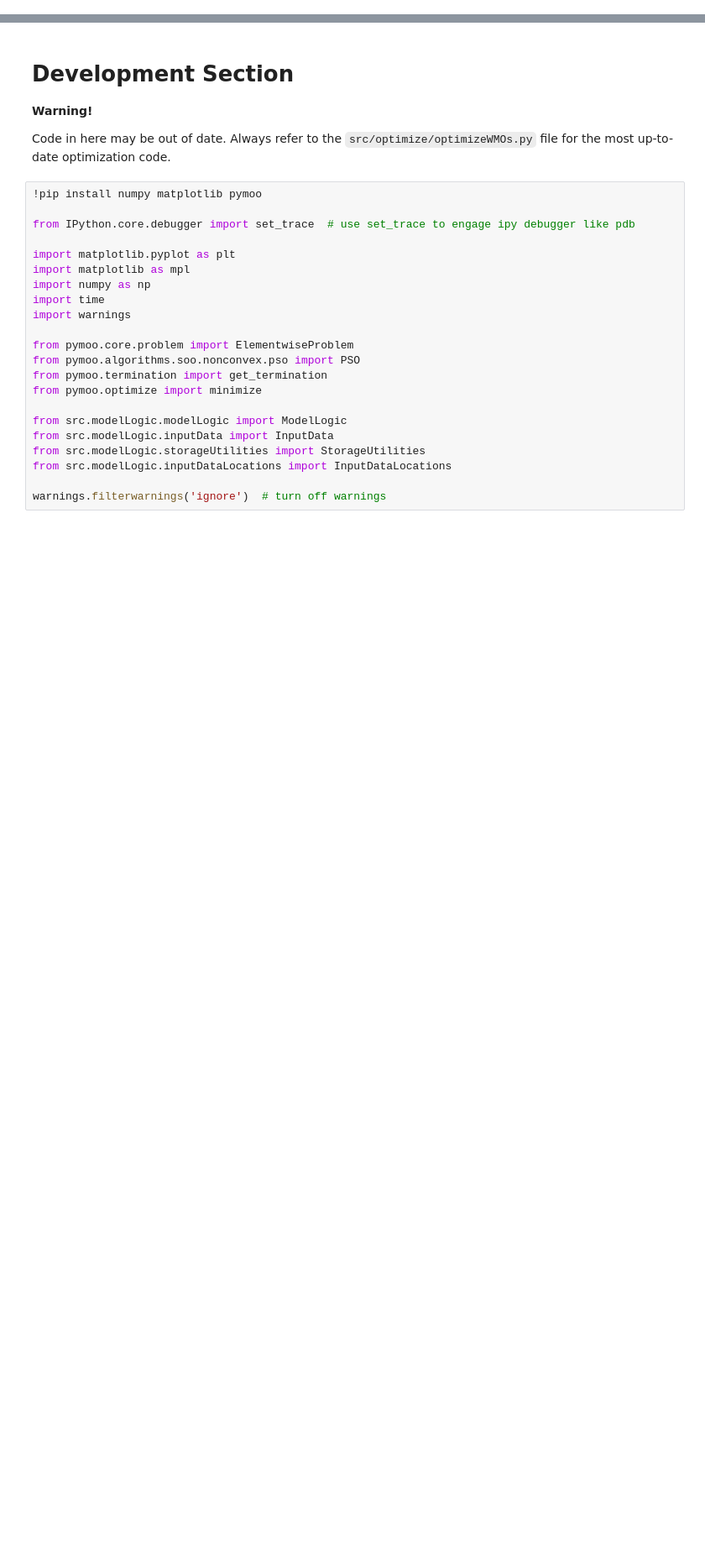
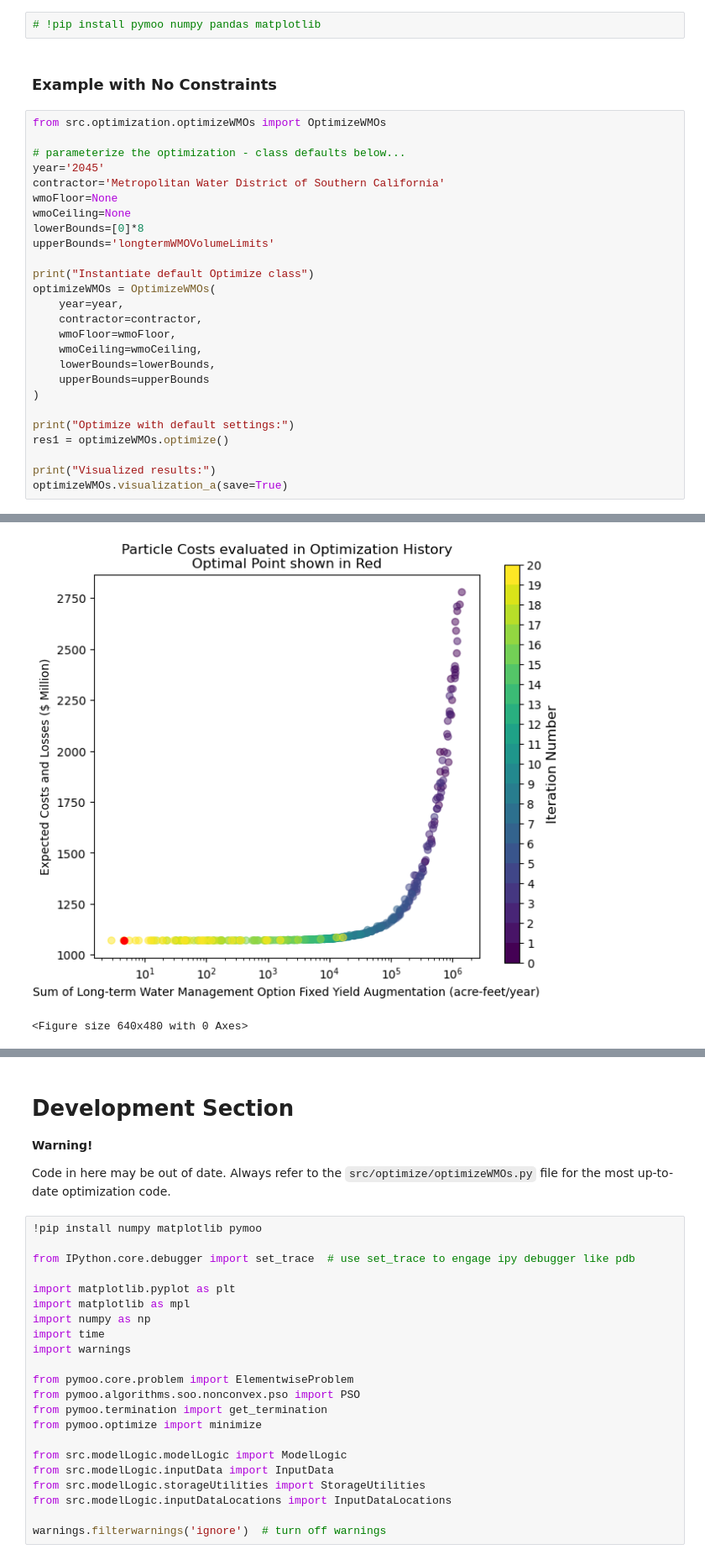
Before and after one commit to dayamuralidharan/California-Urban-Water-Management-Economic-Tool, a Jupyter notebook: CaUWMET/OptimizeWMOsDemo.ipynb, the cells around one changed output, grey strips where cells are left out. Shown at 84% size. Saved outputs shown, nothing was run; the diff lists cells and outputs as text; blank space fills up the shorter version.

```diff
--- a/CaUWMET/OptimizeWMOsDemo.ipynb
+++ b/CaUWMET/OptimizeWMOsDemo.ipynb
@@ -9,2 +9,33 @@ This section runs an optionally-constrained **P**article **S**warm **O**ptimizer
 
 One may need to use ipykernel `pip` to install and import libraries....
+# %%
+# !pip install pymoo numpy pandas matplotlib
+# %% [markdown]
+### Example with No Constraints
+# %%
+from src.optimization.optimizeWMOs import OptimizeWMOs
+
+# parameterize the optimization - class defaults below...
+year='2045'
+contractor='Metropolitan Water District of Southern California'
+wmoFloor=None
+wmoCeiling=None
+lowerBounds=[0]*8
+upperBounds='longtermWMOVolumeLimits'
+
+print("Instantiate default Optimize class")
+optimizeWMOs = OptimizeWMOs(
+    year=year,
+    contractor=contractor,
+    wmoFloor=wmoFloor,
+    wmoCeiling=wmoCeiling,
+    lowerBounds=lowerBounds,
+    upperBounds=upperBounds
+)
+
+print("Optimize with default settings:")
+res1 = optimizeWMOs.optimize()
+
+print("Visualized results:")
+optimizeWMOs.visualization_a(save=True)
+# %% [output]
@@ -10,0 +59,2 @@ One may need to use ipykernel `pip` to install and import libraries....
+[figure, added]
+<Figure size 640x480 with 0 Axes>
```
Also changed, not shown: parts of 7 cells of this notebook, 1 other file.
